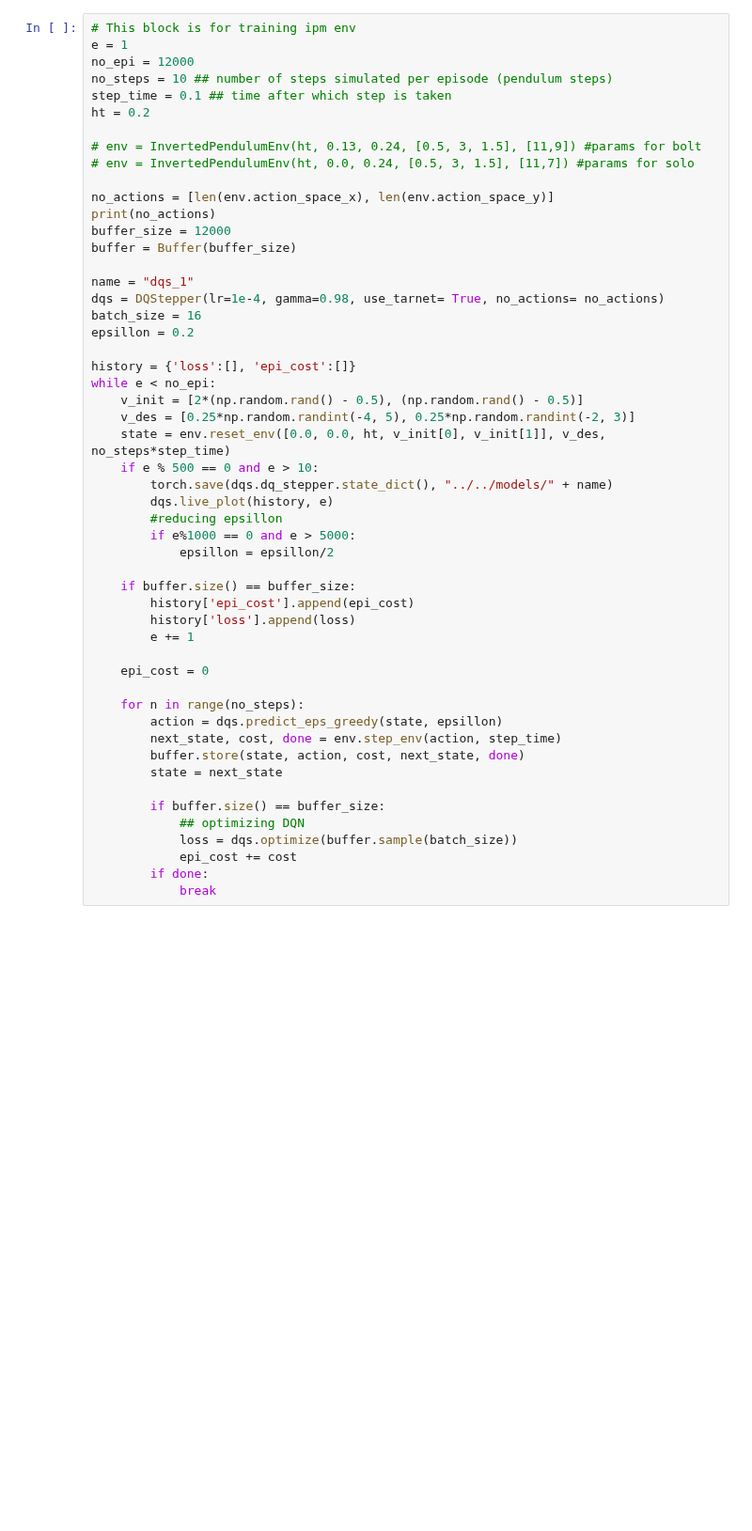
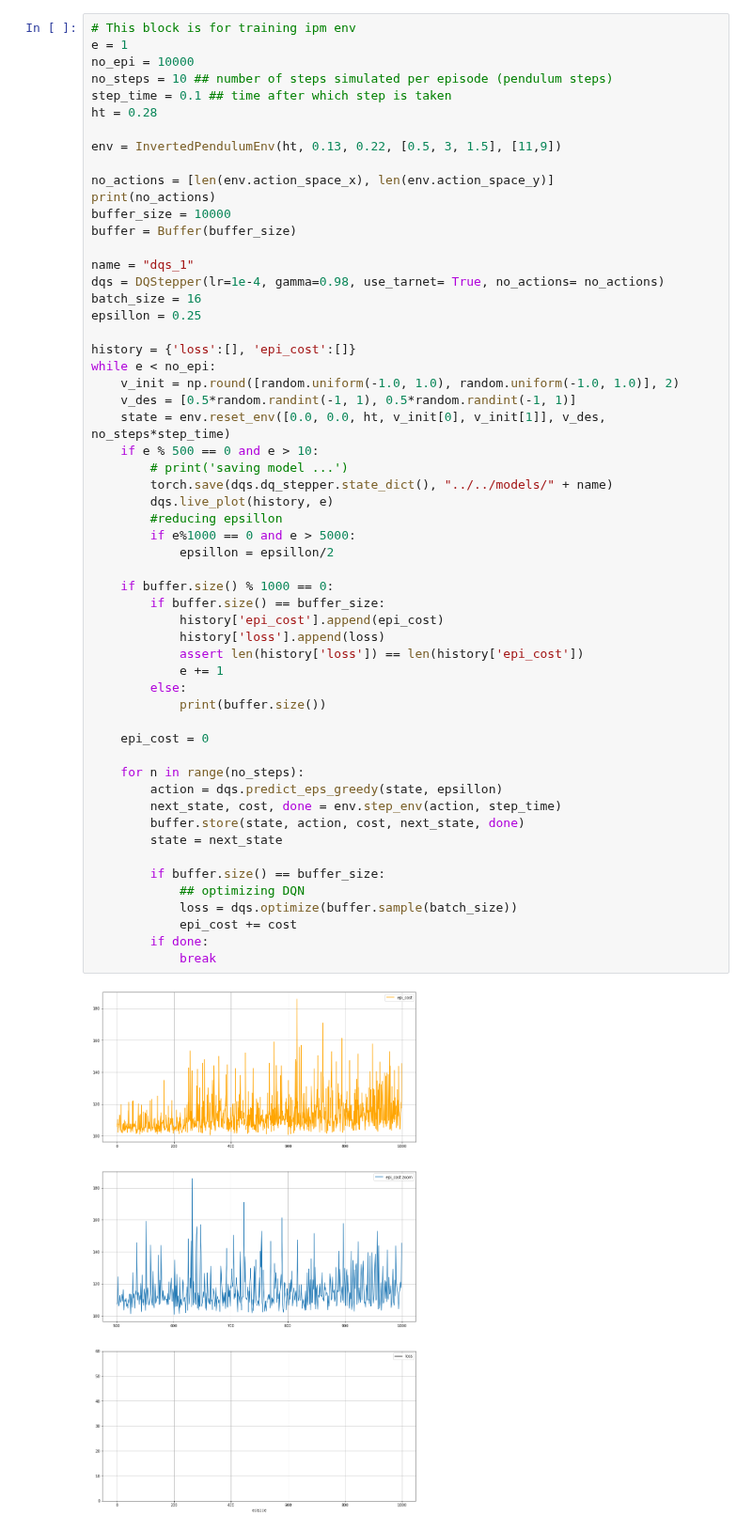
Before and after one commit to machines-in-motion/deepq_stepper, a Jupyter notebook: python/py_deepq_stepper/3d_dq_stepper.ipynb, the cells around one changed output. Shown at 94% size. Saved outputs shown, nothing was run; the diff lists cells and outputs as text; blank space fills up the shorter version.

```diff
--- a/python/py_deepq_stepper/3d_dq_stepper.ipynb
+++ b/python/py_deepq_stepper/3d_dq_stepper.ipynb
@@ -202,52 +201,58 @@ class DQStepper:
 # %%
 # This block is for training ipm env
 e = 1
-no_epi = 12000
+no_epi = 10000
 no_steps = 10 ## number of steps simulated per episode (pendulum steps)
 step_time = 0.1 ## time after which step is taken
-ht = 0.2
+ht = 0.28
 
-# env = InvertedPendulumEnv(ht, 0.13, 0.24, [0.5, 3, 1.5], [11,9]) #params for bolt
-# env = InvertedPendulumEnv(ht, 0.0, 0.24, [0.5, 3, 1.5], [11,7]) #params for solo
+env = InvertedPendulumEnv(ht, 0.13, 0.22, [0.5, 3, 1.5], [11,9])
 
 no_actions = [len(env.action_space_x), len(env.action_space_y)]
 print(no_actions)
-buffer_size = 12000
+buffer_size = 10000
 buffer = Buffer(buffer_size)
 
 name = "dqs_1"
 dqs = DQStepper(lr=1e-4, gamma=0.98, use_tarnet= True, no_actions= no_actions)
 batch_size = 16
-epsillon = 0.2
+epsillon = 0.25
 
 history = {'loss':[], 'epi_cost':[]}
 while e < no_epi:
-    v_init = [2*(np.random.rand() - 0.5), (np.random.rand() - 0.5)]
-    v_des = [0.25*np.random.randint(-4, 5), 0.25*np.random.randint(-2, 3)]
+    v_init = np.round([random.uniform(-1.0, 1.0), random.uniform(-1.0, 1.0)], 2)
+    v_des = [0.5*random.randint(-1, 1), 0.5*random.randint(-1, 1)]
     state = env.reset_env([0.0, 0.0, ht, v_init[0], v_init[1]], v_des, no_steps*step_time)
     if e % 500 == 0 and e > 10:
+        # print('saving model ...')
         torch.save(dqs.dq_stepper.state_dict(), "../../models/" + name)
         dqs.live_plot(history, e)
         #reducing epsillon
         if e%1000 == 0 and e > 5000:
             epsillon = epsillon/2
 
-    if buffer.size() == buffer_size:
-        history['epi_cost'].append(epi_cost)
-        history['loss'].append(loss)
-        e += 1
+    if buffer.size() % 1000 == 0:
+        if buffer.size() == buffer_size:
+            history['epi_cost'].append(epi_cost)
+            history['loss'].append(loss)
+            assert len(history['loss']) == len(history['epi_cost'])
+            e += 1
+        else:
+            print(buffer.size())
 
     epi_cost = 0
 
     for n in range(no_steps):
         action = dqs.predict_eps_greedy(state, epsillon)
         next_state, cost, done = env.step_env(action, step_time)
         buffer.store(state, action, cost, next_state, done)
         state = next_state
 
         if buffer.size() == buffer_size:
             ## optimizing DQN
             loss = dqs.optimize(buffer.sample(batch_size))
             epi_cost += cost
         if done:
             break
+# %% [output]
+[figure, added]
```
Also changed, not shown: parts of 3 cells of this notebook, 20 other files.
